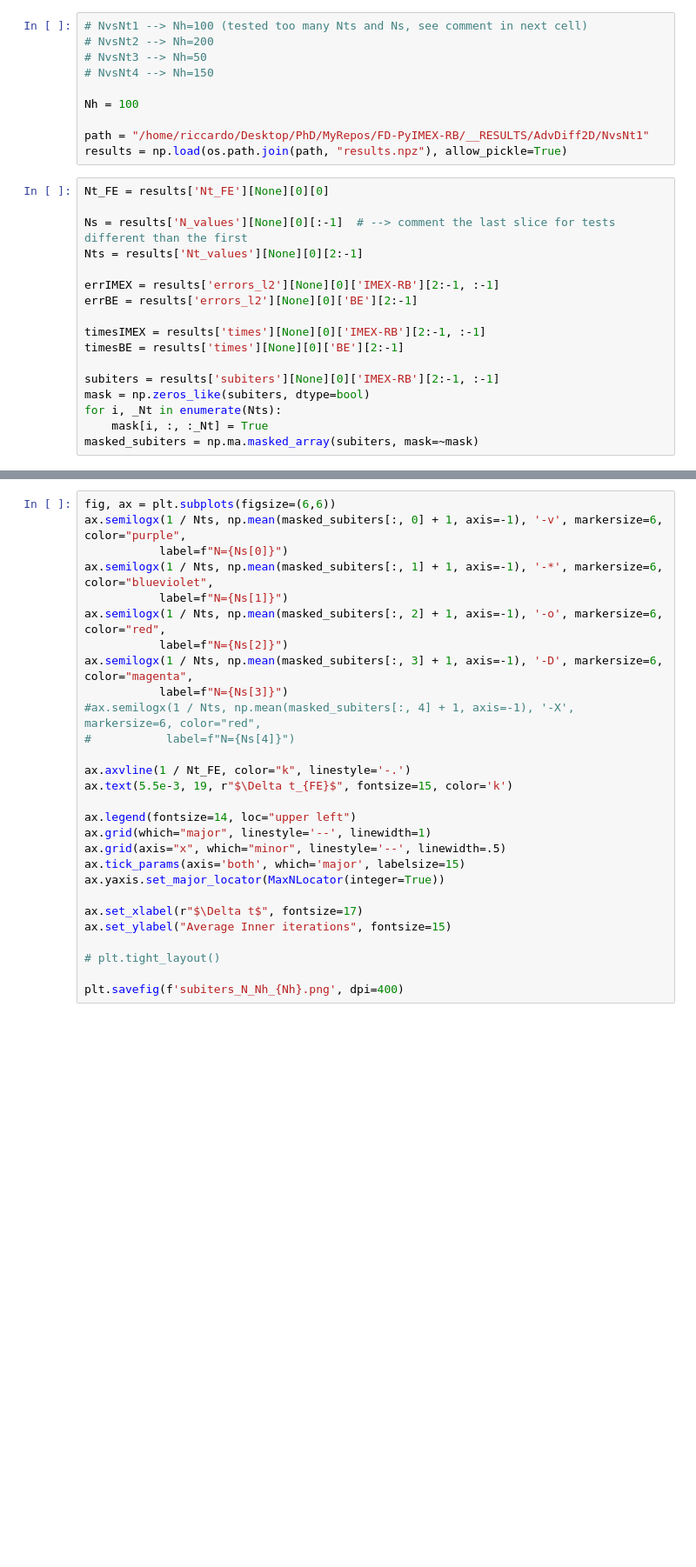
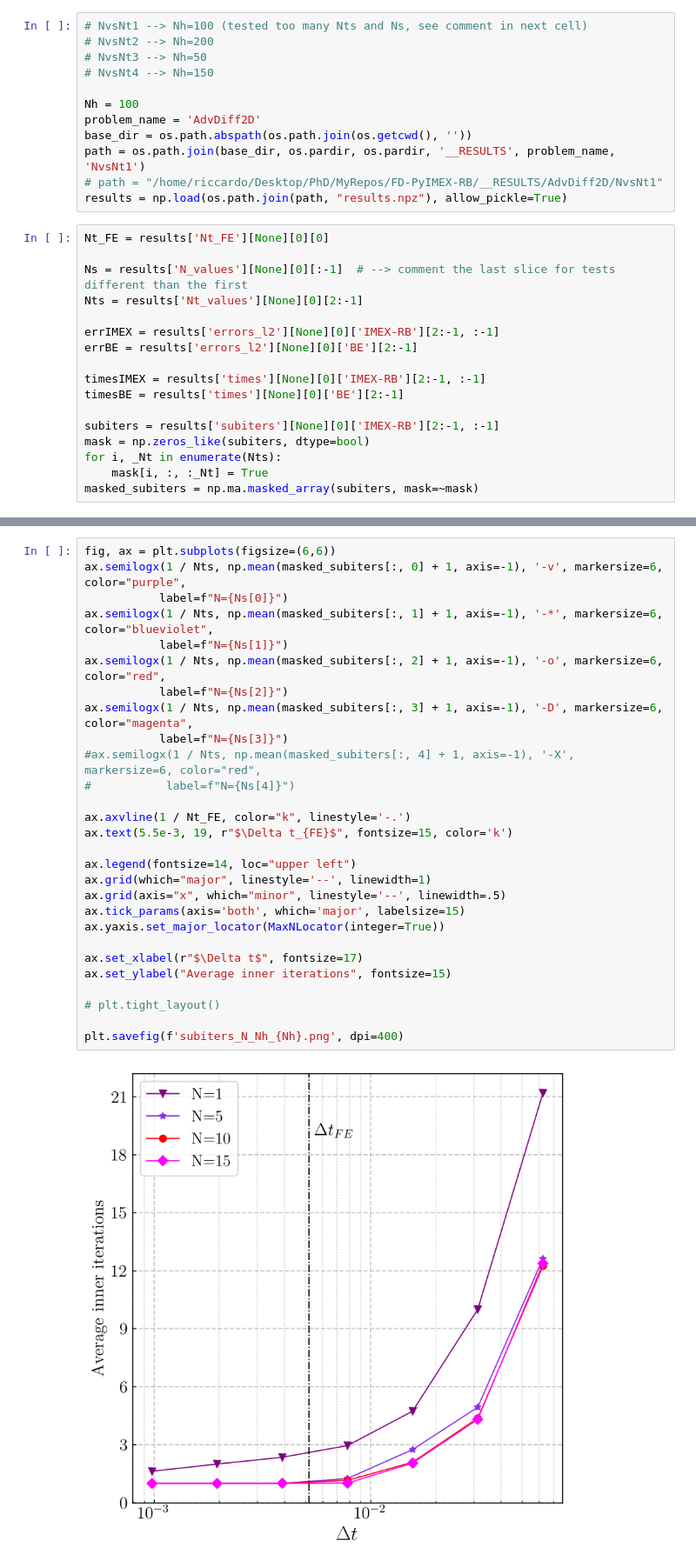
Before and after one commit to Fra-Sala/IMEX-RB, a Jupyter notebook: postprocessing/AdvDiff2D/NvsNt.ipynb, the cells around one changed output, grey strips where cells are left out. Shown at 87% size. Drawn from its saved outputs; the diff is of its cells as text; blank space fills up the shorter version.

Commit message:
[About to adapt plots] to uniform them

```diff
--- a/postprocessing/AdvDiff2D/NvsNt.ipynb
+++ b/postprocessing/AdvDiff2D/NvsNt.ipynb
@@ -12,8 +15,10 @@ from matplotlib.ticker import MaxNLocator
 # NvsNt4 --> Nh=150
 
 Nh = 100
-
-path = "/home/riccardo/Desktop/PhD/MyRepos/FD-PyIMEX-RB/__RESULTS/AdvDiff2D/NvsNt1"
+problem_name = 'AdvDiff2D'
+base_dir = os.path.abspath(os.path.join(os.getcwd(), ''))
+path = os.path.join(base_dir, os.pardir, os.pardir, '__RESULTS', problem_name, 'NvsNt1')
+# path = "/home/riccardo/Desktop/PhD/MyRepos/FD-PyIMEX-RB/__RESULTS/AdvDiff2D/NvsNt1"
 results = np.load(os.path.join(path, "results.npz"), allow_pickle=True)
 # %%
 Nt_FE = results['Nt_FE'][None][0][0]
@@ -113,31 +120,33 @@ plt.savefig(f'errors_N_Nh_{Nh}.png', dpi=400)
 # %%
 fig, ax = plt.subplots(figsize=(6,6))
 ax.semilogx(1 / Nts, np.mean(masked_subiters[:, 0] + 1, axis=-1), '-v', markersize=6, color="purple",
            label=f"N={Ns[0]}")
 ax.semilogx(1 / Nts, np.mean(masked_subiters[:, 1] + 1, axis=-1), '-*', markersize=6, color="blueviolet",
            label=f"N={Ns[1]}")
 ax.semilogx(1 / Nts, np.mean(masked_subiters[:, 2] + 1, axis=-1), '-o', markersize=6, color="red",
            label=f"N={Ns[2]}")
 ax.semilogx(1 / Nts, np.mean(masked_subiters[:, 3] + 1, axis=-1), '-D', markersize=6, color="magenta",
            label=f"N={Ns[3]}")
 #ax.semilogx(1 / Nts, np.mean(masked_subiters[:, 4] + 1, axis=-1), '-X', markersize=6, color="red",
 #           label=f"N={Ns[4]}")
 
 ax.axvline(1 / Nt_FE, color="k", linestyle='-.')
 ax.text(5.5e-3, 19, r"$\Delta t_{FE}$", fontsize=15, color='k')
 
 ax.legend(fontsize=14, loc="upper left")
 ax.grid(which="major", linestyle='--', linewidth=1)
 ax.grid(axis="x", which="minor", linestyle='--', linewidth=.5)
 ax.tick_params(axis='both', which='major', labelsize=15)
 ax.yaxis.set_major_locator(MaxNLocator(integer=True))
 
 ax.set_xlabel(r"$\Delta t$", fontsize=17)
-ax.set_ylabel("Average Inner iterations", fontsize=15)
+ax.set_ylabel("Average inner iterations", fontsize=15)
 
 # plt.tight_layout()
 
 plt.savefig(f'subiters_N_Nh_{Nh}.png', dpi=400)
+# %% [output]
+[figure, added]
 # %%
 Nt_idx = 1
 tvec = np.linspace(0,1, Nts[Nt_idx]+1)[1:]
```
Also changed, not shown: parts of 4 cells of this notebook, 9 other files.
